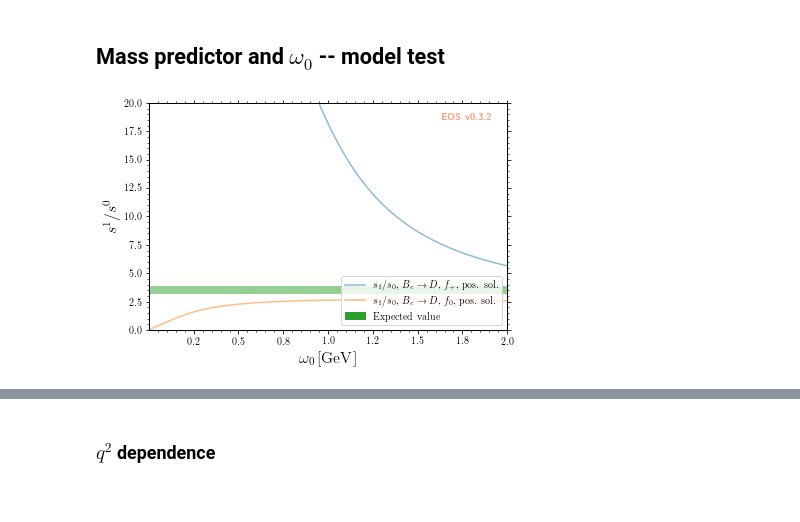
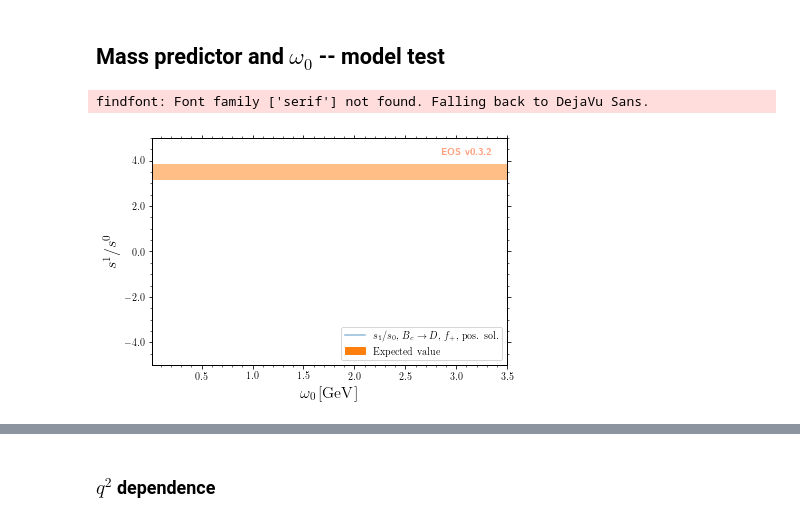
Before and after one commit to pluegh/eos, a Jupyter notebook: notebooks/B_c decay, D mass and lambda_{B_c}.ipynb, the cells around one changed output, grey strips where cells are left out. Drawn from its saved outputs; the diff is of its cells as text; code cells hidden in the pictures.

```diff
--- a/notebooks/B_c decay, D mass and lambda_{B_c}.ipynb
+++ b/notebooks/B_c decay, D mass and lambda_{B_c}.ipynb
@@ -322,42 +66,49 @@ eos built at Wed Jan 20 20:36:18 2021
 # %%
 res = 1.869**2
 res_err = 10 / 100 * res
 
-x_range = [1e-5, 2]
+model_parameters = {
+    "B_c::delta_N": 0.52, "B_c::omega_1_plus": 1.71,
+    'B_c->D::M^2@B-LCSR': 4.5,
+    'B_c->D::s_0^+,0@B-LCSR': 6.0
+}
+
+x_range = [0.01, 3.5]
 plot_args = {
     'plot': {
         'x': { 'label': r'$\omega_0$', 'unit': r'$\textnormal{GeV}$', 'range': x_range, 'format': '${x:.1f}$'},
-        'y': { 'label': r'$s^1/s^0$', 'range': [0,  20] },
+        'y': { 'label': r'$s^1/s^0$', 'range': [-5,  5] },
         'legend': { 'location': 'lower right' }
     },
     'contents': [
         {
             'label': r'$s_1/s_0$, $B_c\to D$, $f_+$, pos. sol.',
             'type': 'observable',
-            'observable': 'B_c->D::f_+[s^1/s^0](q2)',
-            'kinematics': {'q2': 0},
-            'parameter': 'B_c::omega_0',
+            'observable': 'B_c->D::f_+[s^1/s^0](q2);solution=+',
+            'kinematics': {'q2': -5},
+            'parameter': 'B_c::omega_1_plus',
             'parameters': model_parameters,
             'range': x_range,
         },
-        {
-            'label': r'$s_1/s_0$, $B_c\to D$, $f_0$, pos. sol.',
-            'type': 'observable',
-            'observable': 'B_c->D::f_0[s^1/s^0](q2)',
-            'kinematics': {'q2': 0},
-            'parameter': 'B_c::omega_0',
-            'parameters': model_parameters,
-            'range': x_range,
-        },
+#         {
+#             'label': r'$s_1/s_0$, $B_c\to D$, $f_0$, pos. sol.',
+#             'type': 'observable',
+#             'observable': 'B_c->D::f_0[s^1/s^0](q2);solution=+',
+#             'kinematics': {'q2': 0},
+#             'parameter': 'B_c::omega_0',
+#             'parameters': model_parameters,
+#             'range': x_range,
+#         },
         {
             'type': 'band',
             'x': x_range,
             'y': [res - res_err, res + res_err],
             'label': 'Expected value',
         }
     ]
 }
 eos.plot.Plotter(plot_args).plot()
 print(build_time())
 # %% [output]
+findfont: Font family ['serif'] not found. Falling back to DejaVu Sans.
-[figure, old version]
+[figure, new version]
```
Also changed, not shown: parts of 29 cells of this notebook.
